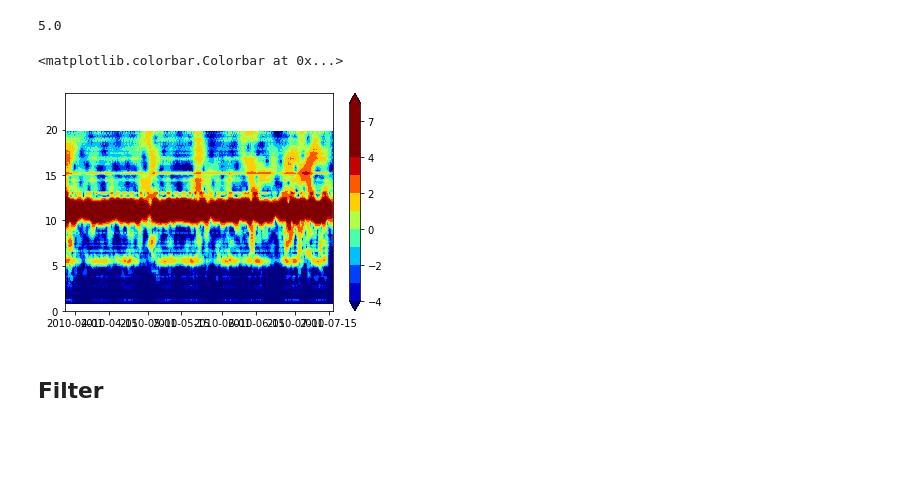
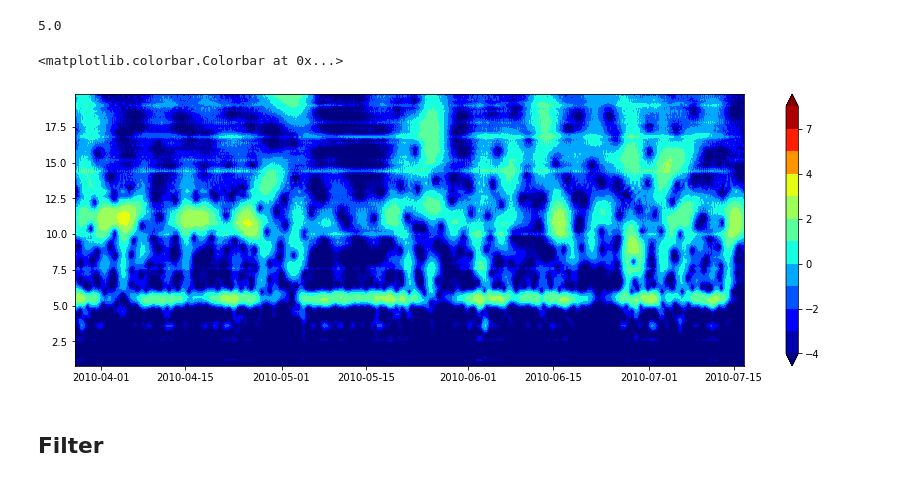
Before and after one commit to galendal/FACTS, a Jupyter notebook: MCA.ipynb, the cells around one changed output. Drawn from its saved outputs; the diff is of its cells as text; code cells hidden in the pictures; blank space fills up the shorter version.

```diff
--- a/MCA.ipynb
+++ b/MCA.ipynb
@@ -207,4 +207,4 @@ res['usvd']=(('time','z'),res.A.data@res.U.data.T)
 res['vsvd']=(('time','z'),res.B.data@res.V.data.T)
 res['u']=u
 res['v']=v
-res
+res=res.drop('depth')
@@ -304,7 +279,7 @@ plt.imshow(ts_new[0],cmap='binary',origin='lower')
 ## Time series
 Focus on the time variability. Resample to a period of 1 hour.
 # %%
-pcs=res[['A','B']].drop('depth').resample(time='H').interpolate()
+pcs=res[['A','B']].resample(time='H').interpolate()
 pcs
 # %% [output]
 <xarray.Dataset>
@@ -393,26 +355,26 @@ pywt.frequency2scale('cmor-0.5-5.0',1)
 # %% [output]
 5.0
 # %%
-ts=pcs.A.sel(mode=1)#.isel(time=slice(100,164))
+ts=pcs.A.sel(mode=3)#.isel(time=slice(100,164))
 
 wavelet = 'cmor-0.5-5.0'
 minscale=pywt.frequency2scale(wavelet,10)
 maxscale=pywt.frequency2scale(wavelet,0.05)
 
 scales = np.arange(4, 100)
 
 [cfs, freq]=pywt.cwt(ts.data,scales, wavelet)#,dt)
 power=np.abs(cfs)**2
 period=1/freq
 levels = [0.0625, 0.125, 0.25, 0.5, 1, 2, 4, 8, 16, 64, 128, 256]
 
-#f, ax = plt.subplots(figsize=(20, 10))
-plt.contourf(ts.time, period, np.log2(power[:,:]), np.log2(levels),
-            cmap = plt.cm.jet,extend='both',vmax=4)
-plt.ylim(0,24)
+
+f, ax = plt.subplots(figsize=(15, 5))
+plt.contourf(ts.time.data, period, np.log2(power[:,:]), np.log2(levels),cmap = plt.cm.jet,extend='both')#,vmax=4)
+#plt.ylim(0,24)
 plt.colorbar()
 # %% [output]
 <matplotlib.colorbar.Colorbar at 0x...>
-[figure, old version]
+[figure, new version]
 # %% [markdown]
 ## Filter
```
Also changed, not shown: parts of 51 cells of this notebook.
